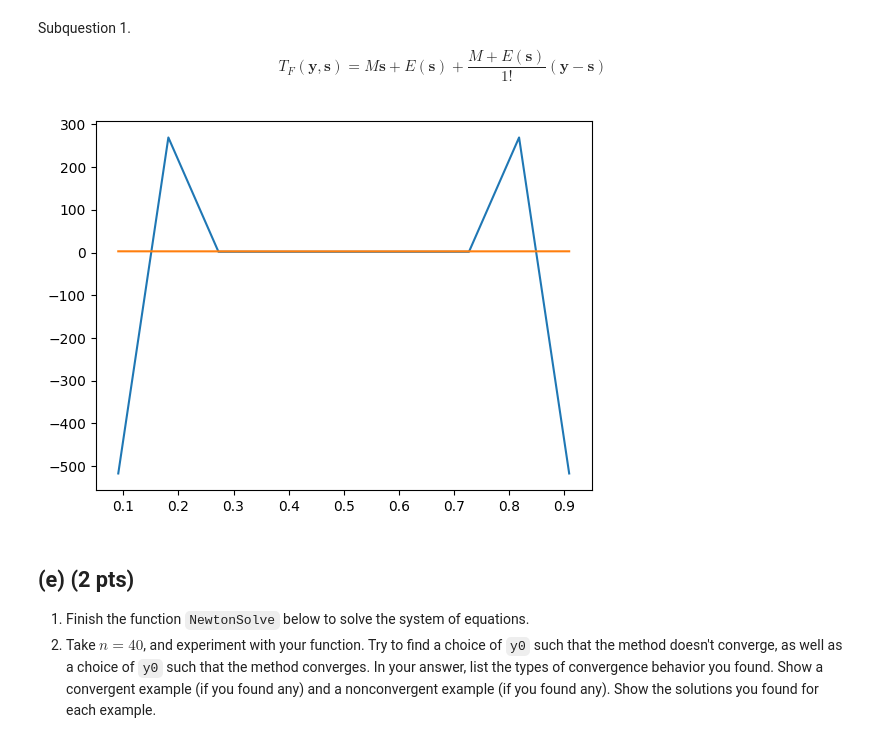
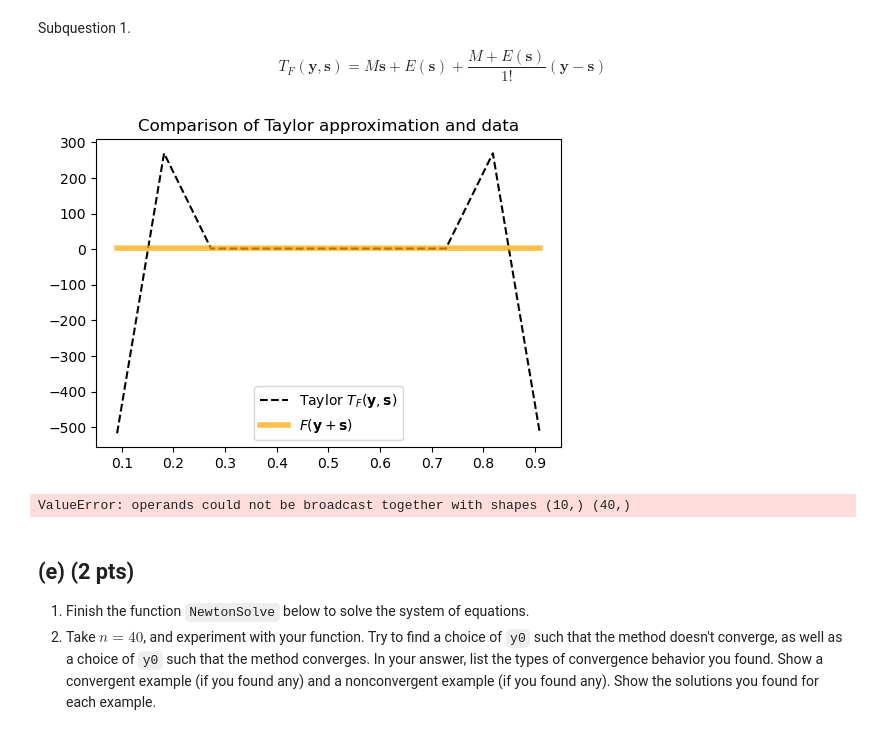
Before and after one commit to jonas4climate/na-assignment1, a Jupyter notebook: hw4_2023.ipynb, the cells around one changed output. Saved outputs shown, nothing was run; the diff lists cells and outputs as text; code cells hidden in the pictures.

Commit message:
Almost finished, still errors in code

```diff
--- a/hw4_2023.ipynb
+++ b/hw4_2023.ipynb
@@ -213,20 +210,52 @@ plt.show()
 # %% [markdown]
 Subquestion 1.
 $$T_{F}(\mathbf{y}, \mathbf{s}) = M \mathbf{s} + E(\mathbf{s}) + \frac{M + E(\mathbf{s})}{1!}(\mathbf{y} - \mathbf{s}) $$
-# %%
-# Subquestions 2 and 3.
-def TaylorF(y, h):
-    '''Returns Taylor approximation of F at y with step size h'''
-    return F(h) * JacobianF(h) @ (y-h)
-
-
-s = np.repeat(0.1, n)
-
-plt.plot(steps, TaylorF(exact_y, s), label='Taylor')
-plt.plot(steps, approx_data, label='approx')
-plt.show()
-# %% [output]
-[figure, removed]
+# %%
+# Subquestions 2 and 3.
+def TaylorF(y, h):
+    '''Returns Taylor approximation of F at y with step size h'''
+    return F(h) * JacobianF(h) @ (y-h)
+
+
+s = np.full(n, 0.1)
+taylor_approx = TaylorF(exact_y, s)
+
+plt.figure(figsize=(6,4))
+plt.title('Comparison of Taylor approximation and data')
+plt.plot(steps, taylor_approx, label='Taylor $T_{F}(\\mathbf{y}, \\mathbf{s})$', linestyle='--', color='black')
+plt.plot(steps, approx_data, label='$F(\\mathbf{y} + \\mathbf{s})$', linewidth=4, alpha=0.7, color='orange')
+plt.legend()
+plt.show()
+
+# Still to be fixed
+
+def explore_taylor_error(h_space, n=40):
+    errors = []
+    O_errors = []
+    for h in h_space:
+        s = np.ones(n)
+        s /= np.linalg.norm(s)
+        s *= h
+        approx_data = F(exact_y)
+        taylor_approx = TaylorF(exact_y, s)
+        error = np.linalg.norm(approx_data - taylor_approx)
+        O_error = np.linalg.norm(s)**2
+        O_errors.append(O_error)
+        errors.append(error)
+    return errors, O_errors
+
+h_space = np.logspace(-3, 1, 10)
+errors, O_errors = explore_taylor_error(h_space)
+
+plt.figure(figsize=(6,4))
+plt.title('Taylor Error')
+plt.plot(h_space, O_errors, label='$\\mathcal{O}(||s||^2)$')
+plt.plot(h_space, errors, label='Error')
+plt.legend()
+plt.show()
+# %% [output]
+[figure, added]
+ValueError: operands could not be broadcast together with shapes (10,) (40,)
 # %% [markdown]
 ## (e) (2 pts)
 1. Finish the function `NewtonSolve` below to solve the system of equations.
```
Also changed, not shown: parts of 8 cells of this notebook.
